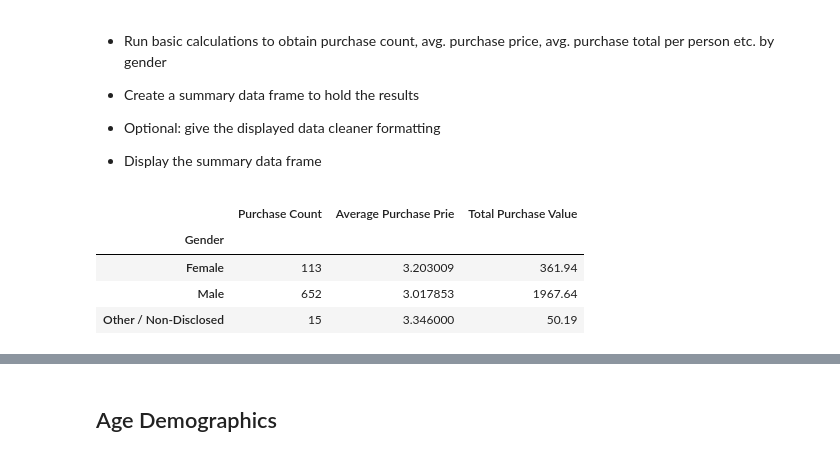
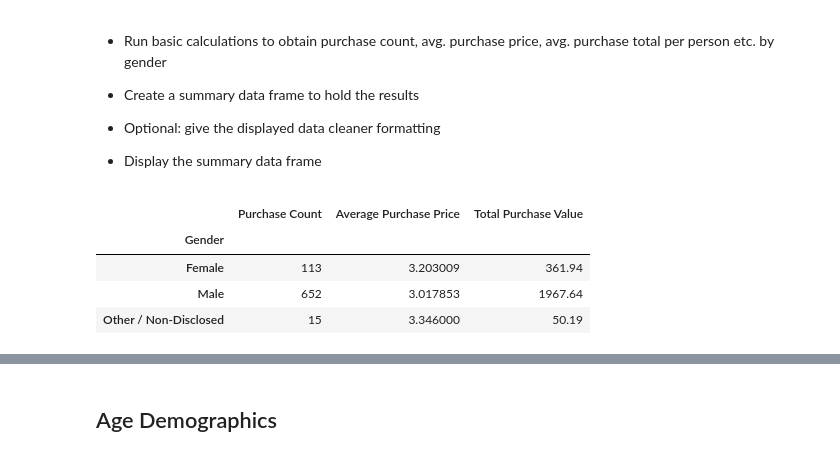
Before and after one commit to SBoyce02/pandas_challenge2, a Jupyter notebook: HeroesOfPymoli/HeroesOfPymoli_SB.ipynb, the cells around one changed output, grey strips where cells are left out. Cells and saved outputs as stored; diff of their text form; code cells hidden in the pictures.

Commit message:
clean up APE per Person by gender complete

```diff
--- a/HeroesOfPymoli/HeroesOfPymoli_SB.ipynb
+++ b/HeroesOfPymoli/HeroesOfPymoli_SB.ipynb
@@ -196,9 +188,9 @@ new_gender_df
 # %%
 # rename headers- source https://stackoverflow.com/questions/44416287/renaming-columns-after-group-by-and-sum-in-pandas-dataframe/44416348
-group_test=purchase_df.groupby(["Gender"]).agg(['count', np.mean, sum,])["Price"].rename(columns={'count':'Purchase Count','mean' : 'Average Purchase Prie', 'sum': 'Total Purchase Value'})
+group_test=purchase_df.groupby(["Gender"]).agg(['count', np.mean, sum,])["Price"].rename(columns={'count':'Purchase Count','mean' : 'Average Purchase Price', 'sum': 'Total Purchase Value'})
 group_test.head()
 # %% [output]
-|  | Purchase Count | Average Purchase Prie | Total Purchase Value |
+|  | Purchase Count | Average Purchase Price | Total Purchase Value |
 | Gender |  |  |  |
 | Female | 113 | 3.203009 | 361.94 |
 | Male | 652 | 3.017853 | 1967.64 |
```
Also changed, not shown: parts of 13 cells of this notebook.
